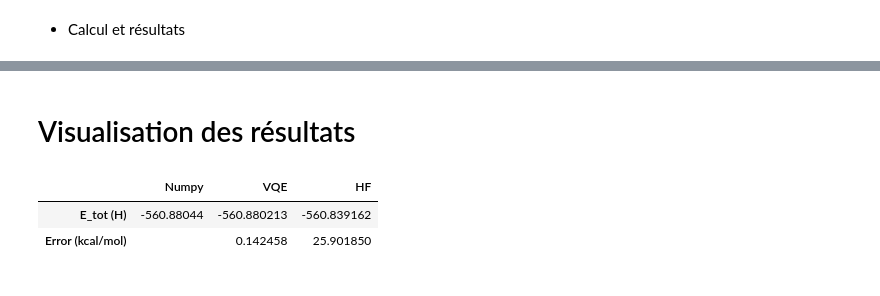
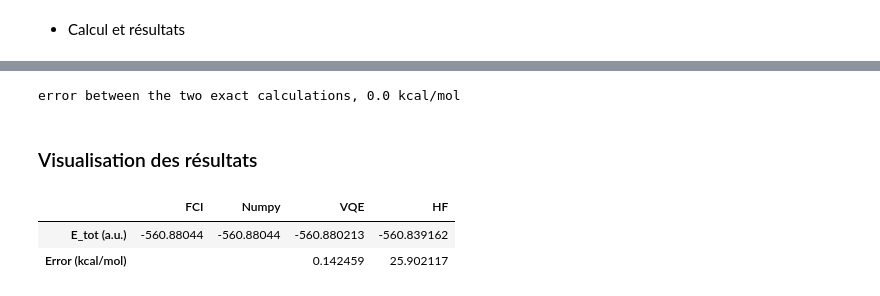
Before and after one commit to NanaEngo/PHY4268_Tutoriels_2024, a Jupyter notebook: PHY4248_ Tutorial 4 - Qiskit VQE with active space_ 240511.ipynb, the cells around one changed output, grey strips where cells are left out. Saved outputs shown, nothing was run; the diff lists cells and outputs as text; code cells hidden in the pictures.

Commit message:
modifié :         PHY4248_ Tutorial 2 - Qiskit Qubit Hamiltonian_ 240510.ipynb 	modifié :         PHY4248_ Tutorial 4 - Qiskit VQE with active space_ 240511.ipynb

```diff
--- a/PHY4248_ Tutorial 4 - Qiskit VQE with active space_ 240511.ipynb
+++ b/PHY4248_ Tutorial 4 - Qiskit VQE with active space_ 240511.ipynb
@@ -387,12 +393,11 @@ from qiskit_nature.second_q.algorithms import GroundStateEigensolver
 
 # Résultats VQE
 GS_VQE = GroundStateEigensolver(mapper, vqe_solver)
-GS_res = GS_VQE.solve(problem)
+GS_VQE_res = GS_VQE.solve(problem)
 # %%
 # Resultats de la diagonalisation exacte
 from qiskit_algorithms import NumPyMinimumEigensolver
 
 numpy_solver = NumPyMinimumEigensolver()
-
 NP_calc = GroundStateEigensolver(mapper, numpy_solver)
-NP_GS_res = NP_calc.solve(problem)
+GS_NP_res = NP_calc.solve(problem)
@@ -398,0 +412,15 @@ NP_GS_res = NP_calc.solve(problem)
+# %%
+from pyscf import fci
+try:
+    from qiskit_nature_pyscf import PySCFGroundStateSolver
+except:
+    %pip install qiskit-nature-pyscf
+    from qiskit_nature_pyscf import PySCFGroundStateSolver
+
+au2kcalc = 627.509474
+# %%
+fci_solver = fci.direct_uhf.FCI()
+solver_pyscf = PySCFGroundStateSolver(fci_solver)
+
+GS_FCI_res = solver_pyscf.solve(problem)
+print(GS_FCI_res)
@@ -399,20 +439,24 @@ NP_GS_res = NP_calc.solve(problem)
+# %%
+print(f'error between the two exact calculations, {abs(GS_FCI_res.total_energies[0] - GS_NP_res.total_energies[0]) * au2kcalc} kcal/mol')
+# %% [output]
+error between the two exact calculations, 0.0 kcal/mol
 # %% [markdown]
-# Visualisation des résultats
+### Visualisation des résultats
 # %%
-au2kcalc = 627.503
-error_VQE_NP = abs(GS_res.total_energies[0] - NP_GS_res.total_energies[0]) * au2kcalc
-error_HF_NP = abs(GS_res.hartree_fock_energy - NP_GS_res.total_energies[0]) * au2kcalc
+error_VQE_NP = abs(GS_VQE_res.total_energies[0] - GS_NP_res.total_energies[0]) * au2kcalc
+error_HF_NP = abs(GS_VQE_res.hartree_fock_energy - GS_NP_res.total_energies[0]) * au2kcalc
 
 import pandas as pd
 
-# Create the exact results dataframe
-dict_res = {'Numpy': [NP_GS_res.total_energies[0], ''],
-            'VQE': [GS_res.total_energies[0], error_VQE_NP],
-            'HF': [GS_res.hartree_fock_energy, error_HF_NP]}
-df = pd.DataFrame(dict_res, index = ['E_tot (H)', 'Error (kcal/mol)'])
+# Create the results dataframe
+dict_res = {'FCI': [GS_FCI_res.total_energies[0], ''],
+            'Numpy': [GS_NP_res.total_energies[0], ''],
+            'VQE': [GS_VQE_res.total_energies[0], error_VQE_NP],
+            'HF': [GS_VQE_res.hartree_fock_energy, error_HF_NP]}
+df_GS = pd.DataFrame(dict_res, index = ['E_tot (a.u.)', 'Error (kcal/mol)'])
 
-df
+df_GS
 # %% [output]
-|  | Numpy | VQE | HF |
-| E_tot (H) | -560.88044 | -560.880213 | -560.839162 |
-| Error (kcal/mol) |  | 0.142458 | 25.901850 |
+|  | FCI | Numpy | VQE | HF |
+| E_tot (a.u.) | -560.88044 | -560.88044 | -560.880213 | -560.839162 |
+| Error (kcal/mol) |  |  | 0.142459 | 25.902117 |
```
Also changed, not shown: parts of 30 cells of this notebook, 1 other file.
